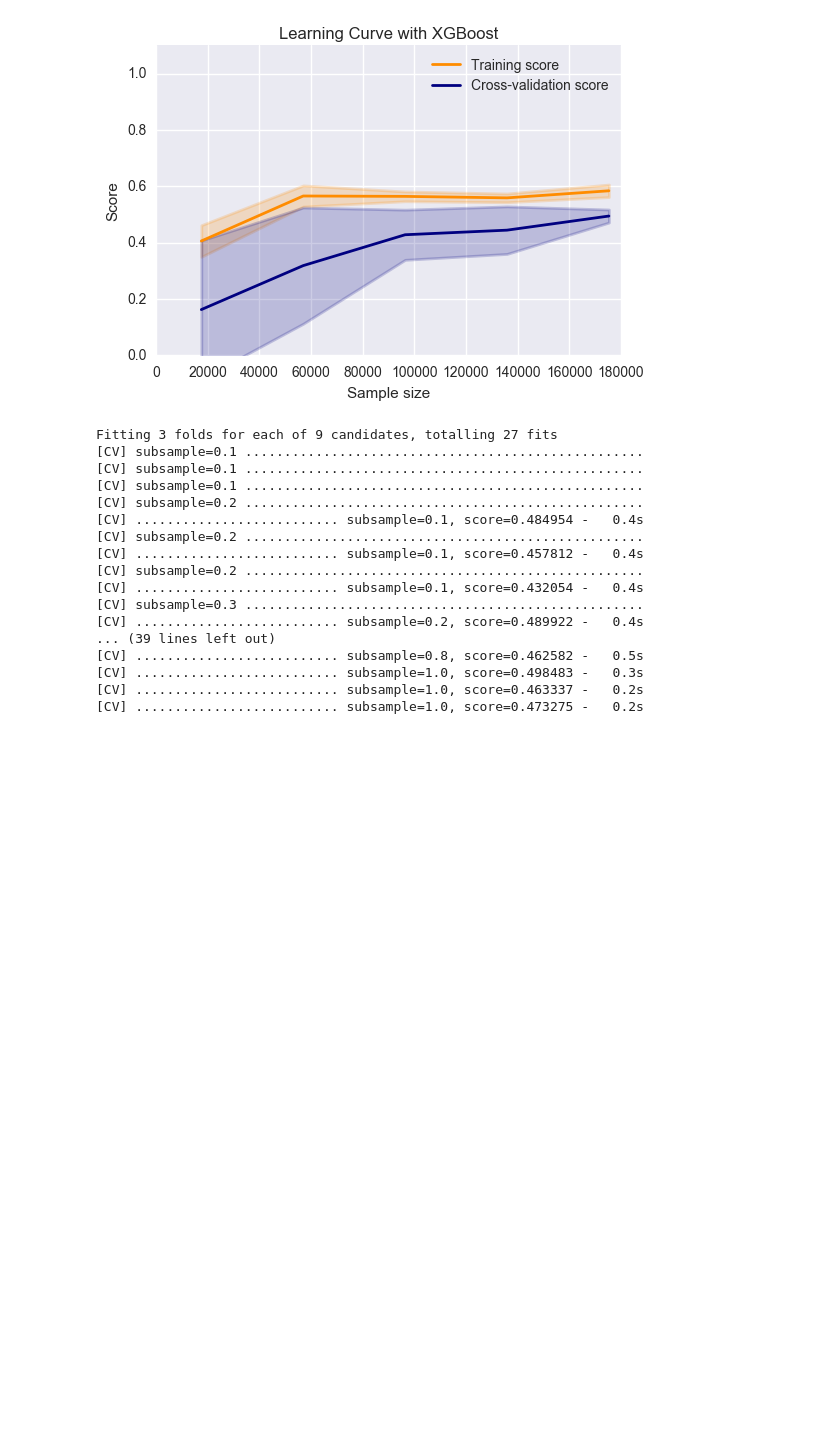
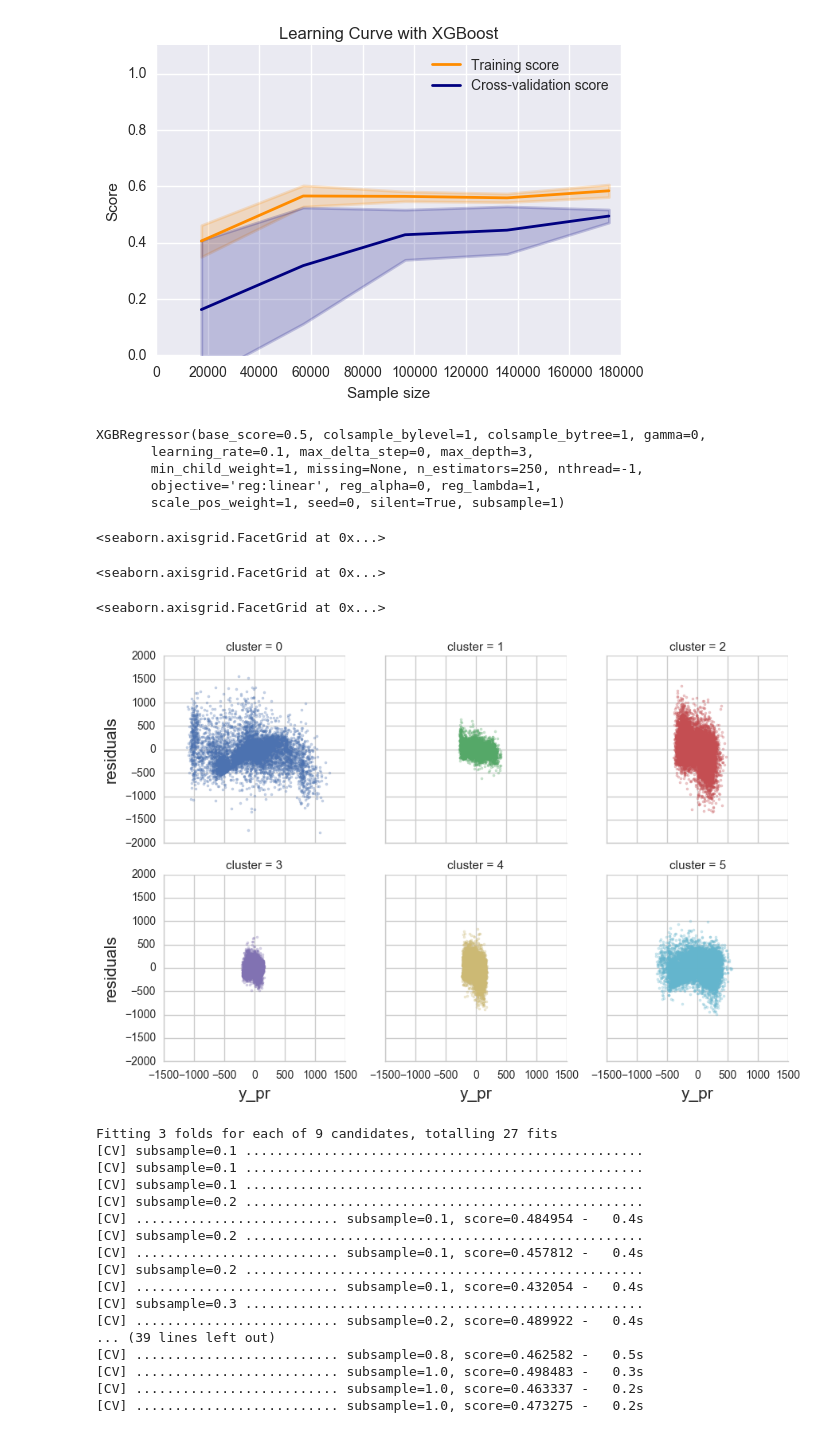
Before and after one commit to gschivley/ERCOT_power, a Jupyter notebook: Prediction model/Prediction models - XGBoost.ipynb, the cells around one changed output. Cells and saved outputs as stored; diff of their text form; code cells hidden in the pictures; blank space fills up the shorter version.

```diff
--- a/Prediction model/Prediction models - XGBoost.ipynb
+++ b/Prediction model/Prediction models - XGBoost.ipynb
@@ -530,0 +529,16 @@ GradientBoostingRegressor()
+# %%
+xgbr = XGBRegressor(n_estimators=250)
+# %%
+xgbr.fit(X_train, y_train)
+# %% [output]
+XGBRegressor(base_score=0.5, colsample_bylevel=1, colsample_bytree=1, gamma=0,
+       learning_rate=0.1, max_delta_step=0, max_depth=3,
+       min_child_weight=1, missing=None, n_estimators=250, nthread=-1,
+       objective='reg:linear', reg_alpha=0, reg_lambda=1,
+       scale_pos_weight=1, seed=0, silent=True, subsample=1)
+# %%
+y_pr = xgbr.predict(X_va)
+y_xgbr_resids = pd.DataFrame(dict(zip(['Gen Change (MW)', 'y_pr', 'cluster'],
+                               [y_va.values, y_pr, X.loc[X['Year'].isin([2012, 2013]),'cluster'].values])))
+# %%
+y_xgbr_resids.loc[:,'residuals'] = y_xgbr_resids.loc[:,'y_pr'] - y_xgbr_resids.loc[:,'Gen Change (MW)']
@@ -531,3 +547,16 @@ GradientBoostingRegressor()
+# %%
+with sns.axes_style('whitegrid'):
+    g = sns.FacetGrid(y_xgbr_resids, hue='cluster', col='cluster',
+                      col_wrap=3)
+    g.map(plt.scatter, 'y_pr', 'residuals', s=5, alpha=.3)
+    g.set_xlabels(size=15)
+    g.set_ylabels(size=15)
+    plt.savefig('XGBR residuals.pdf')
+# %% [output]
+<seaborn.axisgrid.FacetGrid at 0x...>
+<seaborn.axisgrid.FacetGrid at 0x...>
+<seaborn.axisgrid.FacetGrid at 0x...>
+[figure, added]
 # %%
 model = XGBRegressor()
 # %%
```
Also changed, not shown: parts of 2 cells of this notebook, 3 other files.
